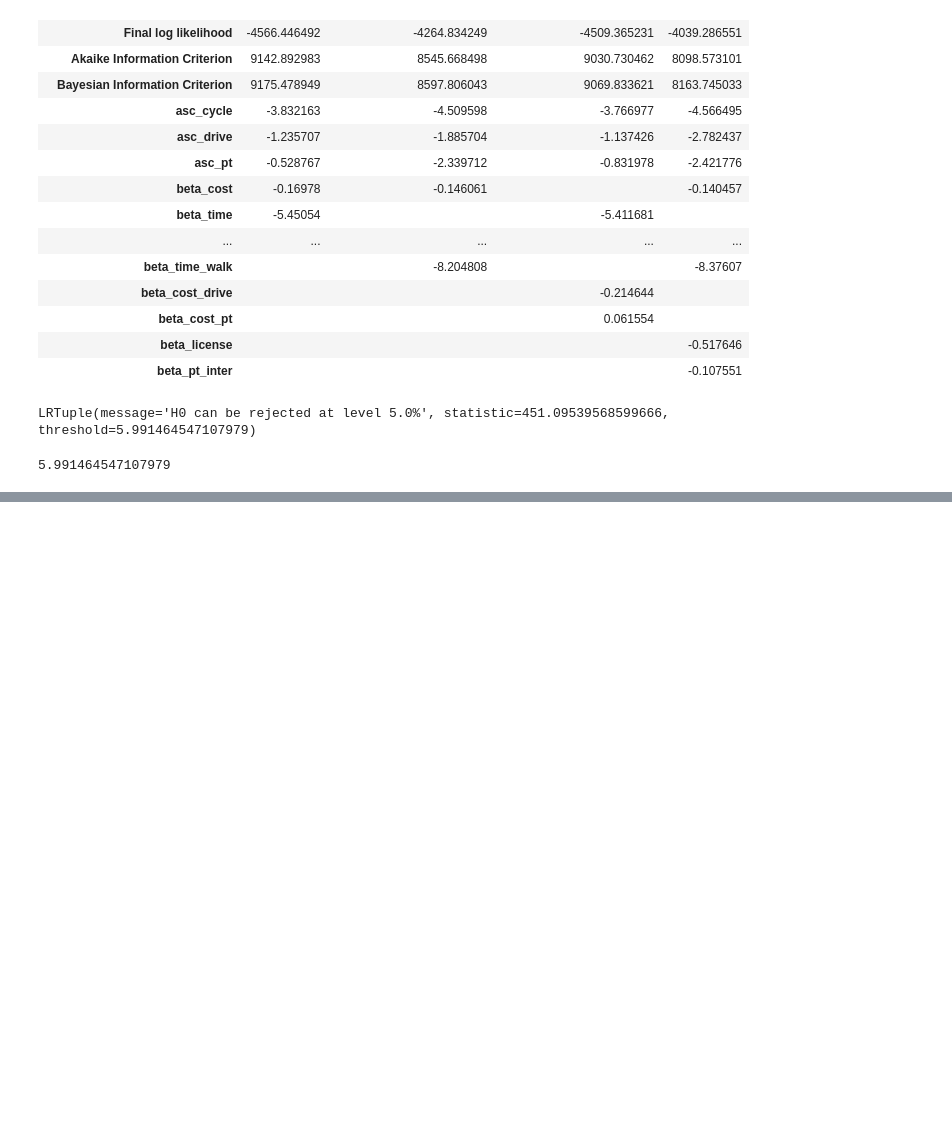
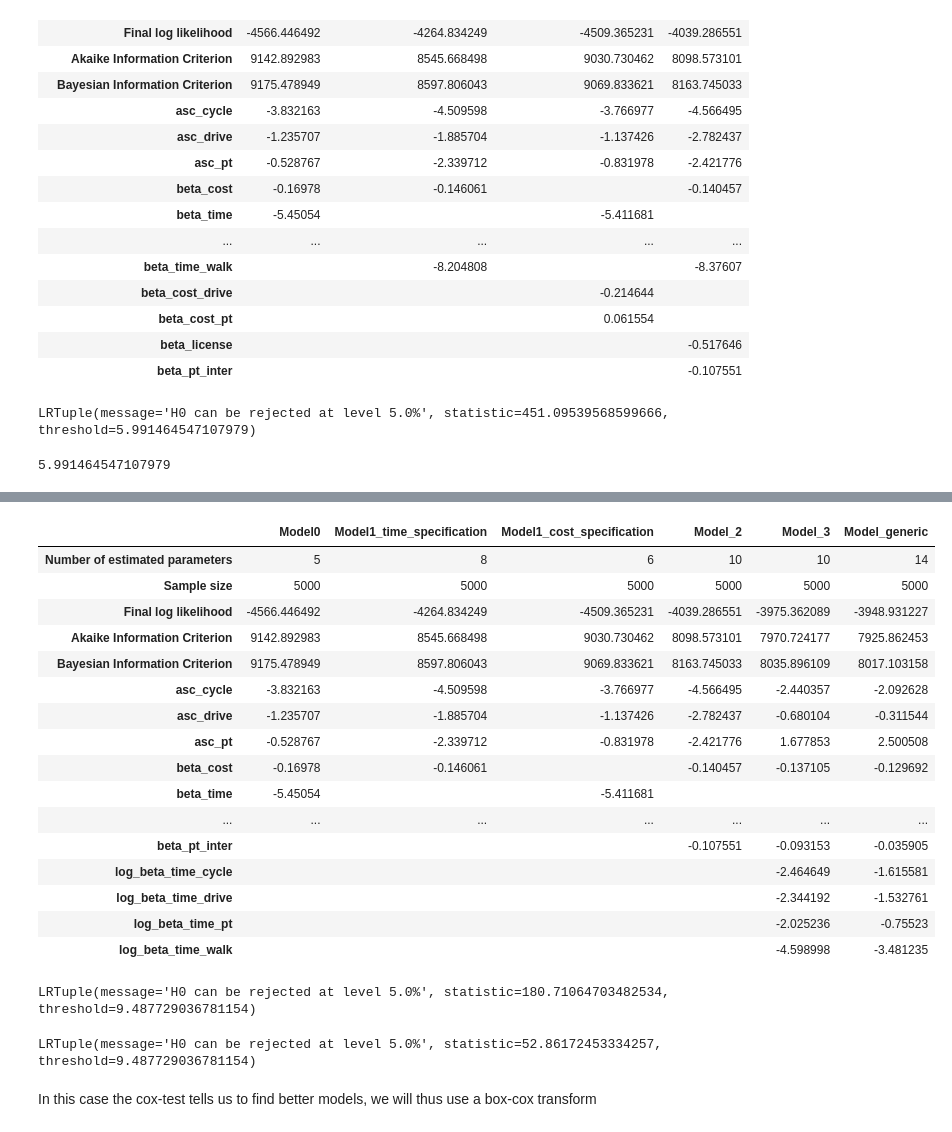
Before and after one commit to DunodMax/MMOB, a Jupyter notebook: main.ipynb, the cells around one changed output, grey strips where cells are left out. Drawn from its saved outputs; the diff is of its cells as text; code cells hidden in the pictures; blank space fills up the shorter version.

```diff
--- a/main.ipynb
+++ b/main.ipynb
@@ -333,0 +346,13 @@ We will conduct a non-linear transformation of time
+# %%
+v_walk_model3 = log_beta_time_walk * log_time_walk
+v_cycle_model3 = asc_cycle + log_beta_time_cycle * log_time_cycle
+v_pt_model3 = asc_pt + log_beta_time_pt * log_time_pt + beta_cost * cost_pt + beta_pt_inter*pt_interchanges
+v_drive_model3 = asc_drive + log_beta_time_drive * log_time_drive + beta_cost * cost_drive + asc_drive*beta_license*driving_license
+# %%
+V_model3 = {1: v_walk_model3 , 2: v_cycle_model3, 3: v_pt_model3, 4: v_drive_model3}
+logprob_model3 = models.loglogit(V_model3, av, travel_mode)
+biogeme_model3 = bio.BIOGEME(database, logprob_model3)
+biogeme_model3.modelName = 'Model_3'
+all_results['Model_3'] = biogeme_model3.estimate()
+results_model3 = biogeme_model3.estimate()
+results_model3.getEstimatedParameters()
@@ -333,0 +424,34 @@ We will conduct a non-linear transformation of time
+# %%
+res.compileEstimationResults(all_results)
+# %% [output]
+|  | Model0 | Model1_time_specification | Model1_cost_specification | Model_2 | Model_3 | Model_generic |
+| Number of estimated parameters | 5 | 8 | 6 | 10 | 10 | 14 |
+| Sample size | 5000 | 5000 | 5000 | 5000 | 5000 | 5000 |
+| Final log likelihood | -4566.446492 | -4264.834249 | -4509.365231 | -4039.286551 | -3975.362089 | -3948.931227 |
+| Akaike Information Criterion | 9142.892983 | 8545.668498 | 9030.730462 | 8098.573101 | 7970.724177 | 7925.862453 |
+| Bayesian Information Criterion | 9175.478949 | 8597.806043 | 9069.833621 | 8163.745033 | 8035.896109 | 8017.103158 |
+| asc_cycle | -3.832163 | -4.509598 | -3.766977 | -4.566495 | -2.440357 | -2.092628 |
+| asc_drive | -1.235707 | -1.885704 | -1.137426 | -2.782437 | -0.680104 | -0.311544 |
+| asc_pt | -0.528767 | -2.339712 | -0.831978 | -2.421776 | 1.677853 | 2.500508 |
+| beta_cost | -0.16978 | -0.146061 |  | -0.140457 | -0.137105 | -0.129692 |
+| beta_time | -5.45054 |  | -5.411681 |  |  |  |
+| ... | ... | ... | ... | ... | ... | ... |
+| beta_pt_inter |  |  |  | -0.107551 | -0.093153 | -0.035905 |
+| log_beta_time_cycle |  |  |  |  | -2.464649 | -1.615581 |
+| log_beta_time_drive |  |  |  |  | -2.344192 | -1.532761 |
+| log_beta_time_pt |  |  |  |  | -2.025236 | -0.75523 |
+| log_beta_time_walk |  |  |  |  | -4.598998 | -3.481235 |
+# %%
+model_base=biogeme_model2
+results_base=model_base.estimate()
+results_model_generic.likelihood_ratio_test(results_base, 0.05)
+# %% [output]
+LRTuple(message='H0 can be rejected at level 5.0%', statistic=180.71064703482534, threshold=9.487729036781154)
+# %%
+model_base=biogeme_model3
+results_base=model_base.estimate()
+results_model_generic.likelihood_ratio_test(results_base, 0.05)
+# %% [output]
+LRTuple(message='H0 can be rejected at level 5.0%', statistic=52.86172453334257, threshold=9.487729036781154)
+# %% [markdown]
+In this case the cox-test tells us to find better models, we will thus use a box-cox transform
```
Also changed, not shown: parts of 19 cells of this notebook.
